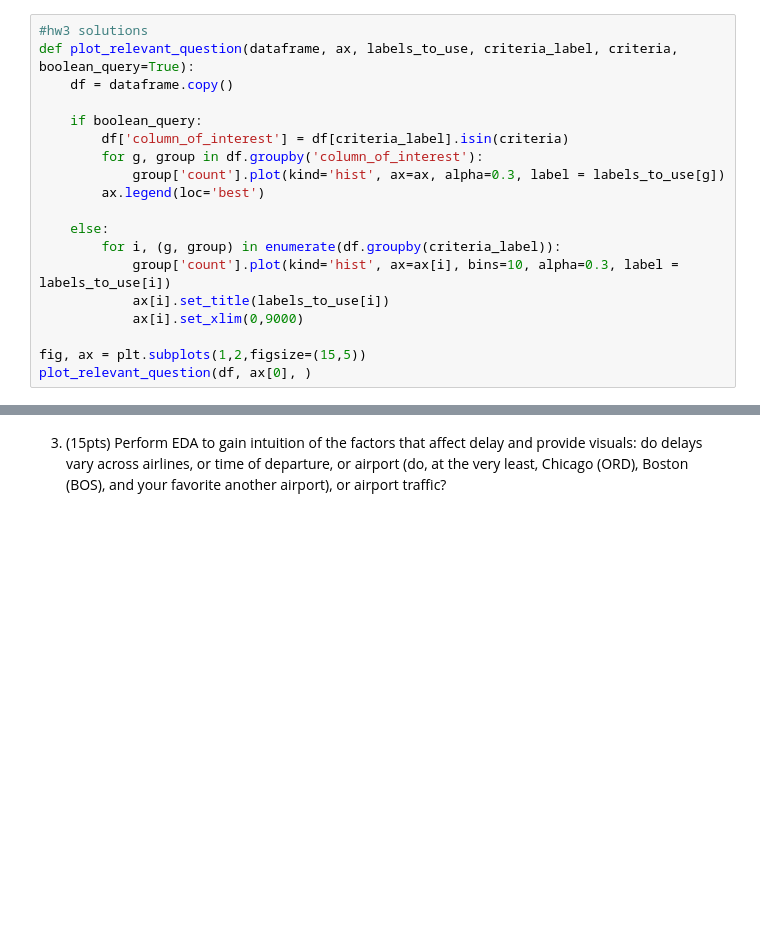
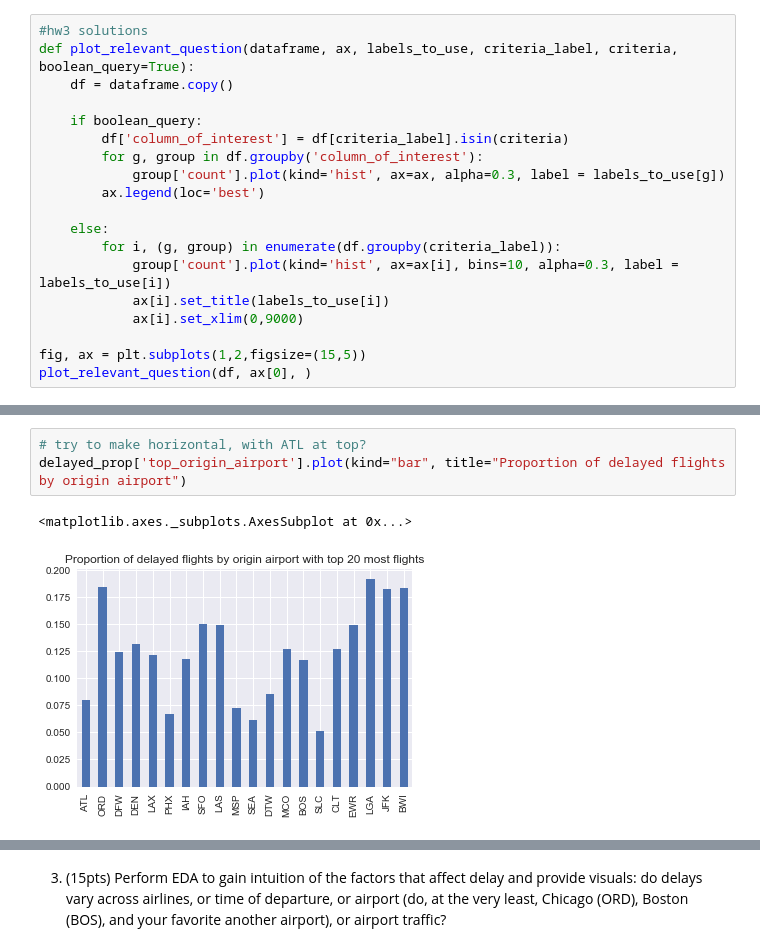
Before and after one commit to Jchea15/a-2017, a Jupyter notebook: cs109a_midterm_2017.ipynb, the cells around one changed output, grey strips where cells are left out. Saved outputs shown, nothing was run; the diff lists cells and outputs as text; blank space fills up the shorter version.

```diff
--- a/cs109a_midterm_2017.ipynb
+++ b/cs109a_midterm_2017.ipynb
@@ -356,0 +317,6 @@ Name: ORIGIN_AIRPORT, dtype: int64
+# %%
+# try to make horizontal, with ATL at top?
+delayed_prop['top_origin_airport'].plot(kind="bar", title="Proportion of delayed flights by origin airport")
+# %% [output]
+<matplotlib.axes._subplots.AxesSubplot at 0x...>
+[figure, added]
```
Also changed, not shown: parts of 14 cells of this notebook.
